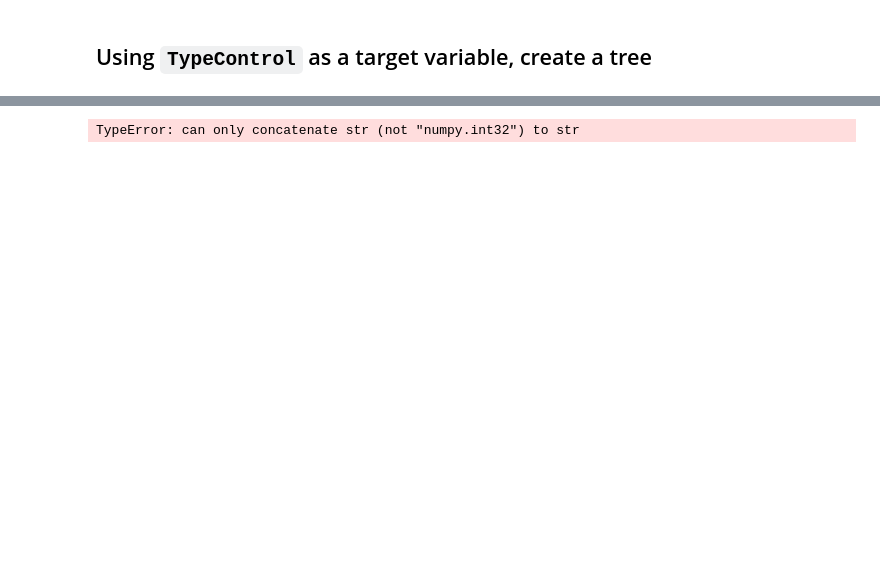
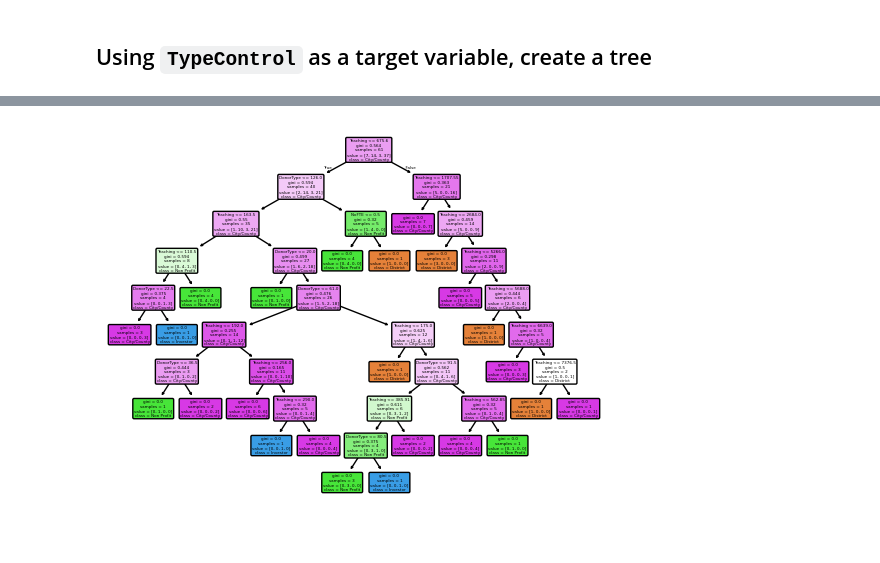
Before and after one commit to TheUltimateFishstick/week10labs, a Jupyter notebook: 10_Independent_Lab_Morgan.ipynb, the cells around one changed output, grey strips where cells are left out. Drawn from its saved outputs; the diff is of its cells as text; code cells hidden in the pictures.

```diff
--- a/10_Independent_Lab_Morgan.ipynb
+++ b/10_Independent_Lab_Morgan.ipynb
@@ -214,3 +214,6 @@ display(graph)
 [drawing not drawn]
 # %% [markdown]
 ## Using `TypeControl` as a target variable, create a tree
+# %%
+CH_df_2 = Cali_Hospital_df.drop(['HospitalID', 'Name', 'Zip', 'Website', 'Work_ID', 'LastName', 'FirstName', 'Gender', 'PositionID', 'PositionTitle', 'Compensation', 'MaxTerm', 'StartDate'], axis = 1)
+CH_df_2.info()
@@ -217,17 +238,16 @@ display(graph)
 # %%
 # get labels
-col_names = list(CH_df_1.columns.values)
-cls_names = list(CH_df_1.TypeControl.unique())
+col_names = list(CH_df_2.columns.values)
+cls_names = list(CH_df_2.TypeControl.unique())
 
 # use one-hot encode for categorical variables
-onehot_data = pd.get_dummies(CH_df_1[['Teaching', 'NoFTE', 'AvlBeds']], drop_first=True)
+onehot_data = pd.get_dummies(CH_df_2[['Teaching', 'NoFTE', 'AvlBeds']], drop_first=True)
 
 # fit model
-tree_model_4 = tree.DecisionTreeClassifier().fit(onehot_data, CH_df_1.TypeControl)
+tree_model_4 = tree.DecisionTreeClassifier().fit(onehot_data, CH_df_2.TypeControl)
 
 # visualize tree
 tree.plot_tree(tree_model_4, feature_names=col_names[1:8], class_names=cls_names, filled=True, rounded=True)
 plt.show()
 # %% [output]
-TypeError: can only concatenate str (not "numpy.int32") to str
-[figure, old version]
+[figure, new version]
```
Also changed, not shown: parts of 4 cells of this notebook, 2 other files.
